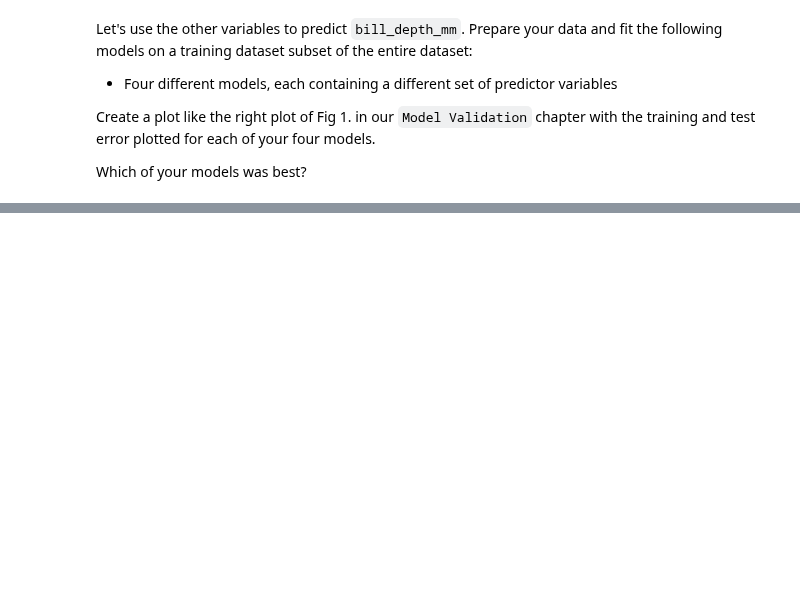
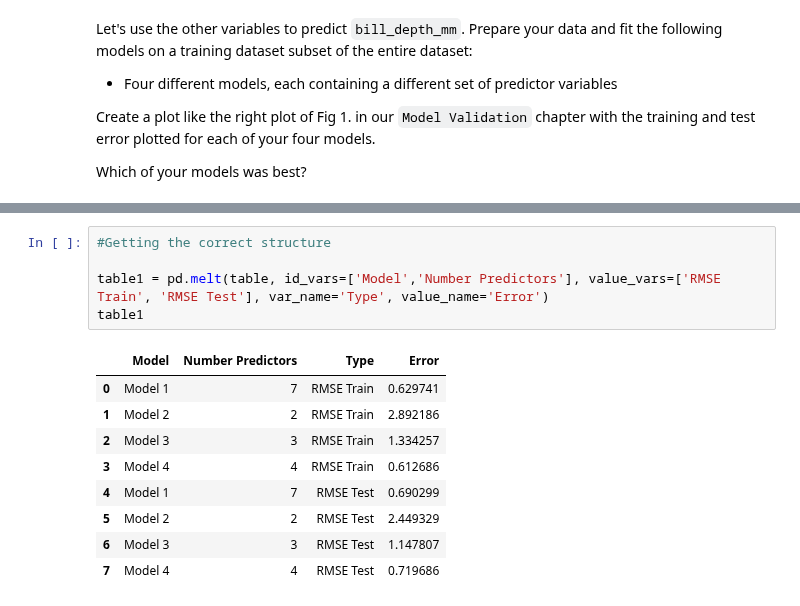
Before and after one commit to wkapner/GSB_544, a Jupyter notebook: Practice_Activities/Practice_Activity_Multiple_Linear_Regression_and_Evaluation.ipynb, the cells around one changed output, grey strips where cells are left out. Drawn from its saved outputs; the diff is of its cells as text; blank space fills up the shorter version.

```diff
--- a/Practice_Activities/Practice_Activity_Multiple_Linear_Regression_and_Evaluation.ipynb
+++ b/Practice_Activities/Practice_Activity_Multiple_Linear_Regression_and_Evaluation.ipynb
@@ -62,0 +203,15 @@ y = penguins['bill_depth_mm']
+# %%
+#Getting the correct structure
+
+table1 = pd.melt(table, id_vars=['Model','Number Predictors'], value_vars=['RMSE Train', 'RMSE Test'], var_name='Type', value_name='Error')
+table1
+# %% [output]
+|  | Model | Number Predictors | Type | Error |
+| 0 | Model 1 | 7 | RMSE Train | 0.629741 |
+| 1 | Model 2 | 2 | RMSE Train | 2.892186 |
+| 2 | Model 3 | 3 | RMSE Train | 1.334257 |
+| 3 | Model 4 | 4 | RMSE Train | 0.612686 |
+| 4 | Model 1 | 7 | RMSE Test | 0.690299 |
+| 5 | Model 2 | 2 | RMSE Test | 2.449329 |
+| 6 | Model 3 | 3 | RMSE Test | 1.147807 |
+| 7 | Model 4 | 4 | RMSE Test | 0.719686 |
```
Also changed, not shown: parts of 8 cells of this notebook, 3 other files.
